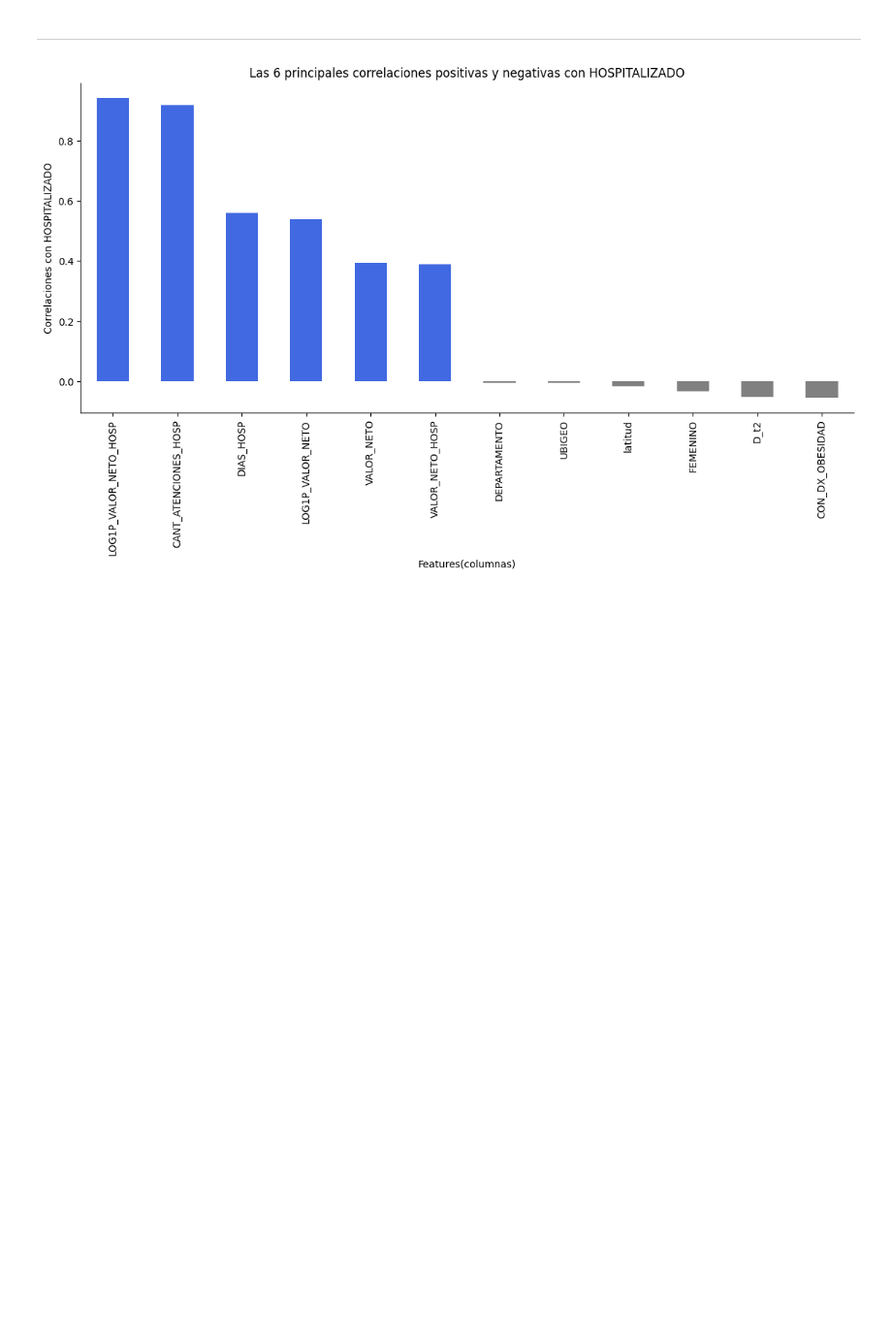
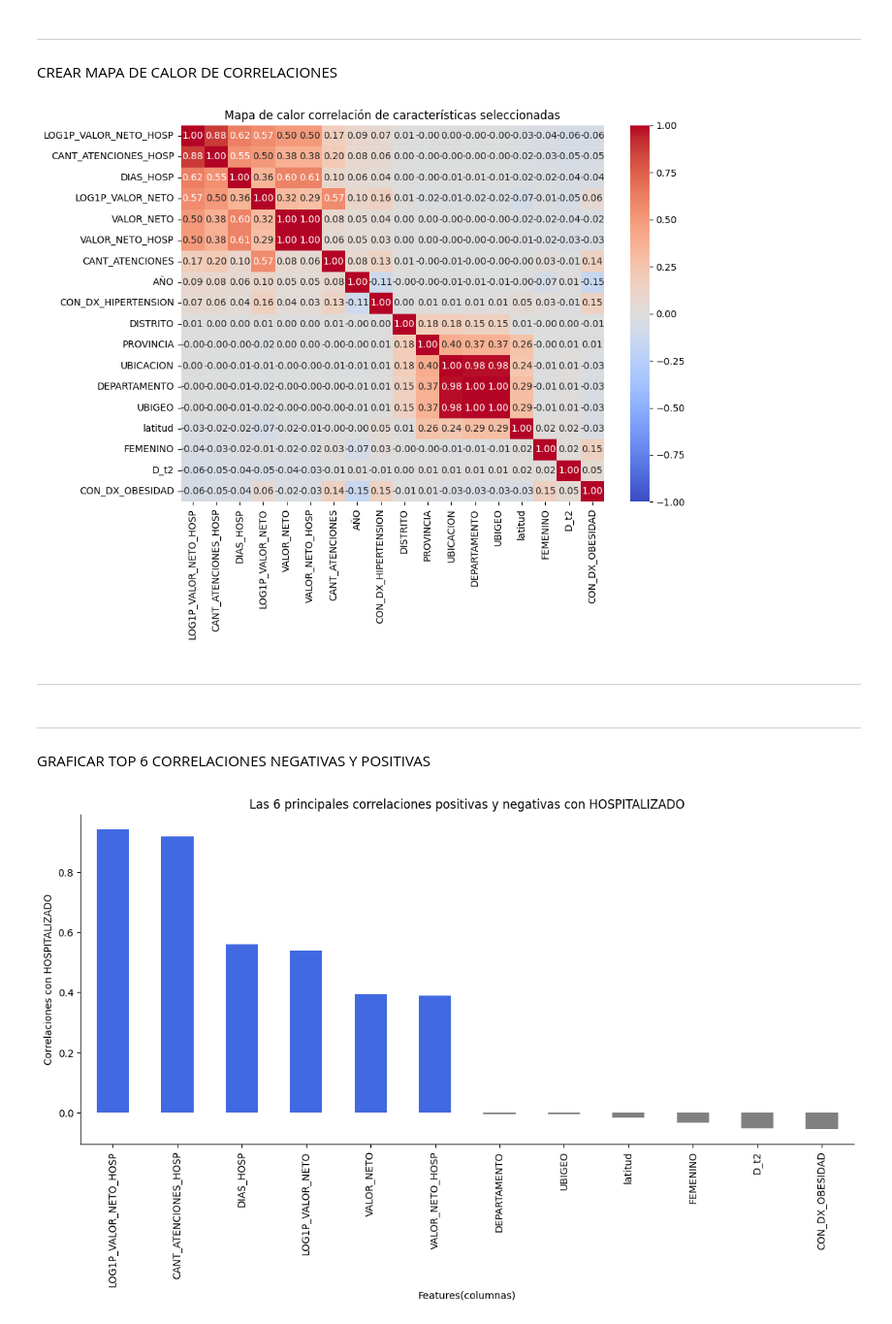
Before and after one commit to Sergius-DS/elecciOn_datasets, a Jupyter notebook: diabetes_EDA_Limpieza_30_Nov2024.ipynb, the cells around one changed output. Shown at 97% size. Cells and saved outputs as stored; diff of their text form; code cells hidden in the pictures; blank space fills up the shorter version.

```diff
--- a/diabetes_EDA_Limpieza_30_Nov2024.ipynb
+++ b/diabetes_EDA_Limpieza_30_Nov2024.ipynb
@@ -706,6 +738,42 @@ Sin embargo, es esencial considerar otros factores que pueden influir en esta re
 
 
 ---
+# %% [markdown]
+CREAR MAPA DE CALOR DE CORRELACIONES
+# %%
+# Calcular la matriz de correlación y extraer correlaciones con 'HOSPITALIZADO'
+corr_matrix = caracteristicas_importantes.corr()
+corr_without_target = corr_matrix['HOSPITALIZADO'].drop('HOSPITALIZADO')  # Exclude the target itself
+
+# Ordenar las correlaciones en orden descendente
+sorted_corr = corr_without_target.sort_values(ascending=False)
+
+# Seleccionar las 6 características positivas y las 6 negativas más importantes
+top_caracteristicas_positivas = sorted_corr.head(9).index.tolist()
+top_caracteristicas_negativas = sorted_corr.tail(9).index.tolist()
+selected_features2 = top_caracteristicas_positivas + top_caracteristicas_negativas
+# %%
+# Crear una nueva matriz de correlación utilizando las características seleccionadas
+corr_matrix_selected = caracteristicas_importantes[selected_features2].corr()
+
+# Crer un mapa de calor usando seaborn
+plt.figure(figsize=(10,8))
+sns.heatmap(corr_matrix_selected, annot=True, fmt='.2f', cmap='coolwarm', vmin=-1, vmax=1)
+plt.title('Mapa de calor correlación de características seleccionadas')
+plt.tight_layout()
+plt.show()
+# %% [output]
+[figure, added]
+# %% [markdown]
+
+
+---
+# %% [markdown]
+
+
+---
+# %% [markdown]
+GRAFICAR TOP 6 CORRELACIONES NEGATIVAS Y POSITIVAS
 # %%
 # Calcular la matriz de correlación y extraer correlaciones con 'HOSPITALIZADO'
 corr_matrix = caracteristicas_importantes.corr()
```
Also changed, not shown: parts of 2 cells of this notebook.
